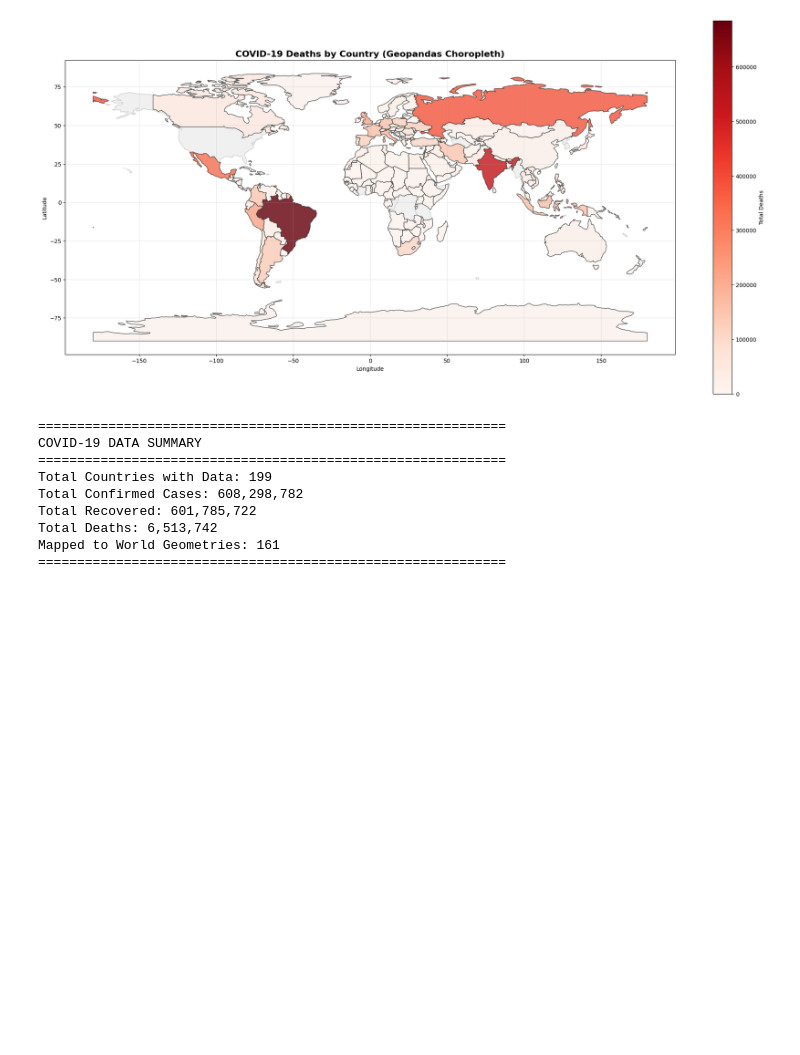
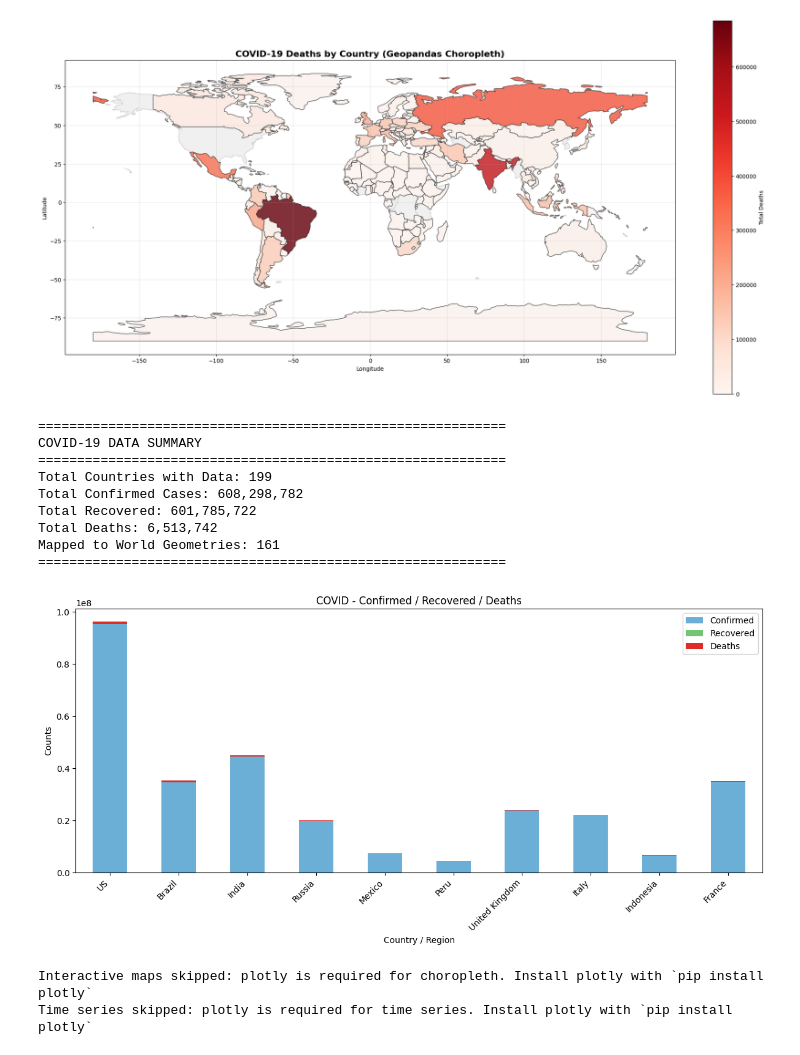
Before and after one commit to Melvynwastaken/Data_PO, a Jupyter notebook: analyse.ipynb, the cells around one changed output. Drawn from its saved outputs; the diff is of its cells as text; code cells hidden in the pictures; blank space fills up the shorter version.

```diff
--- a/analyse.ipynb
+++ b/analyse.ipynb
@@ -284,0 +298,34 @@ Mapped to World Geometries: 161
+# %%
+# Visuals demo cell — short and simple. Run this to see the new plots (requires plotly for interactive maps).
+from visuals import (
+    load_data_from_url,
+    plot_stacked_bar,
+    plot_choropleth_plotly,
+    plot_bubble_map,
+    plot_time_series,
+)
+
+# load dataset used elsewhere in the notebook
+df = load_data_from_url()
+
+# 1) quick stacked bar (top 10 countries)
+plot_stacked_bar(df, search=None, top_n=10)
+
+# 2) interactive maps (plotly required)
+try:
+    plot_choropleth_plotly(df, metric='Deaths')
+    plot_bubble_map(df, metric='Confirmed')
+except Exception as e:
+    print('Interactive maps skipped:', e)
+
+# 3) small time-series example for one country (change name as needed)
+try:
+    plot_time_series(df, country='Netherlands')
+except Exception as e:
+    print('Time series skipped:', e)
+
+# End of visuals demo cell
+# %% [output]
+[figure, added]
+Interactive maps skipped: plotly is required for choropleth. Install plotly with `pip install plotly`
+Time series skipped: plotly is required for time series. Install plotly with `pip install plotly`
```
Also changed, not shown: parts of 1 cell of this notebook, 3 other files.
